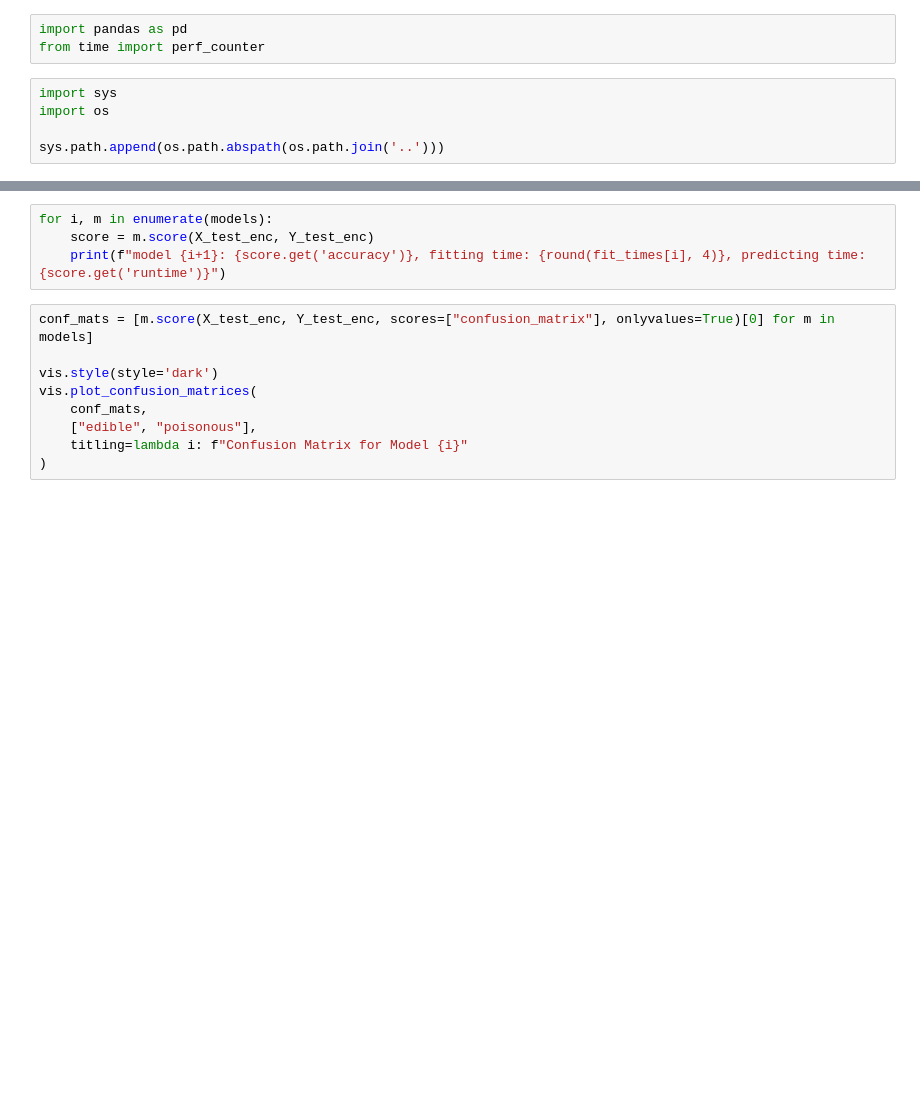
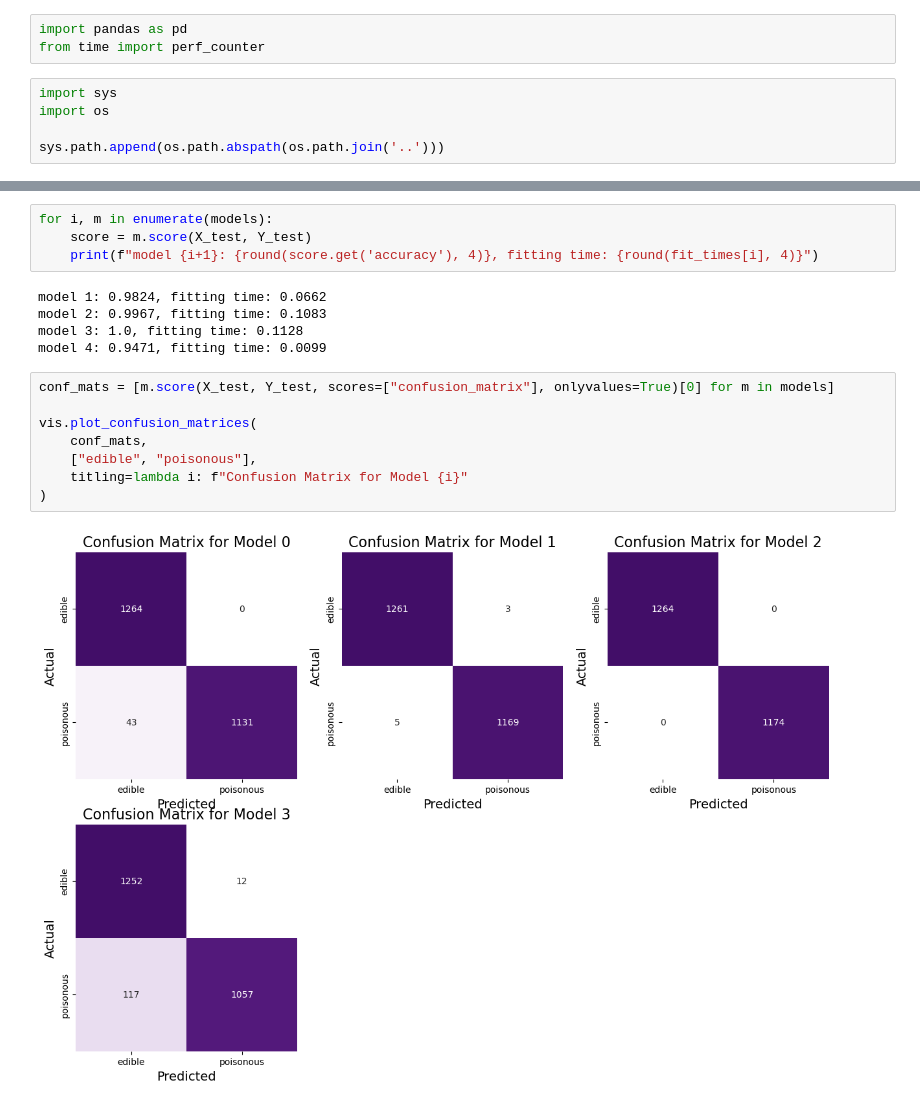
Before and after one commit to itamar-matas/ML-models, a Jupyter notebook: notebooks/dt_nb_benchmark1.ipynb, the cells around one changed output, grey strips where cells are left out. Drawn from its saved outputs; the diff is of its cells as text; blank space fills up the shorter version.

```diff
--- a/notebooks/dt_nb_benchmark1.ipynb
+++ b/notebooks/dt_nb_benchmark1.ipynb
@@ -45,14 +62,20 @@ for m in models:
     fit_times.append(end - start)
 # %%
 for i, m in enumerate(models):
-    score = m.score(X_test_enc, Y_test_enc)
-    print(f"model {i+1}: {score.get('accuracy')}, fitting time: {round(fit_times[i], 4)}, predicting time: {score.get('runtime')}")
+    score = m.score(X_test, Y_test)
+    print(f"model {i+1}: {round(score.get('accuracy'), 4)}, fitting time: {round(fit_times[i], 4)}")
+# %% [output]
+model 1: 0.9824, fitting time: 0.0662
+model 2: 0.9967, fitting time: 0.1083
+model 3: 1.0, fitting time: 0.1128
+model 4: 0.9471, fitting time: 0.0099
 # %%
-conf_mats = [m.score(X_test_enc, Y_test_enc, scores=["confusion_matrix"], onlyvalues=True)[0] for m in models]
+conf_mats = [m.score(X_test, Y_test, scores=["confusion_matrix"], onlyvalues=True)[0] for m in models]
 
-vis.style(style='dark')
 vis.plot_confusion_matrices(
     conf_mats,
     ["edible", "poisonous"],
     titling=lambda i: f"Confusion Matrix for Model {i}"
 )
+# %% [output]
+[figure, added]
```
Also changed, not shown: parts of 7 cells of this notebook, 25 other files.
